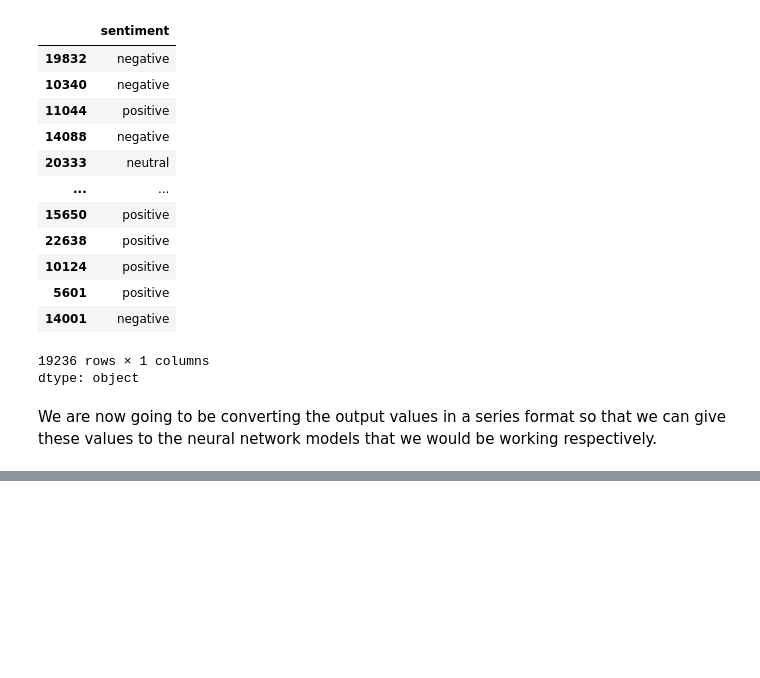
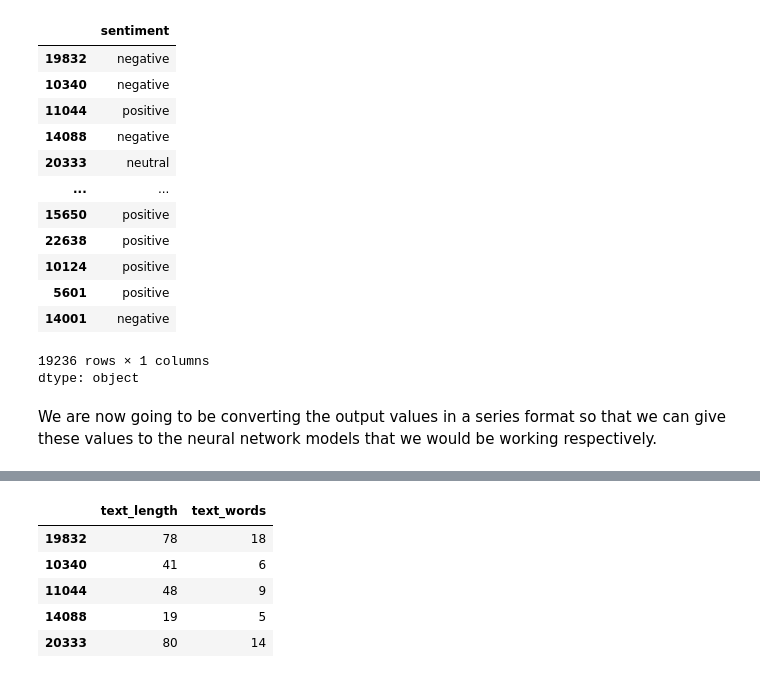
Before and after one commit to Bhupendra-glitch/Twitter-Sentiment-Analysis, a Jupyter notebook: Twitter_Sentiment_Analysis.ipynb, the cells around one changed output, grey strips where cells are left out. Drawn from its saved outputs; the diff is of its cells as text; code cells hidden in the pictures; blank space fills up the shorter version.

```diff
--- a/Twitter_Sentiment_Analysis.ipynb
+++ b/Twitter_Sentiment_Analysis.ipynb
@@ -606,0 +654,11 @@ y_train_converted = encoder.fit_transform(y_train)
+# %%
+X_train_dropped = X_train.drop(['text'], axis = 1)
+# %%
+X_train_dropped.head()
+# %% [output]
+|  | text_length | text_words |
+| 19832 | 78 | 18 |
+| 10340 | 41 | 6 |
+| 11044 | 48 | 9 |
+| 14088 | 19 | 5 |
+| 20333 | 80 | 14 |
```
Also changed, not shown: parts of 34 cells of this notebook.
